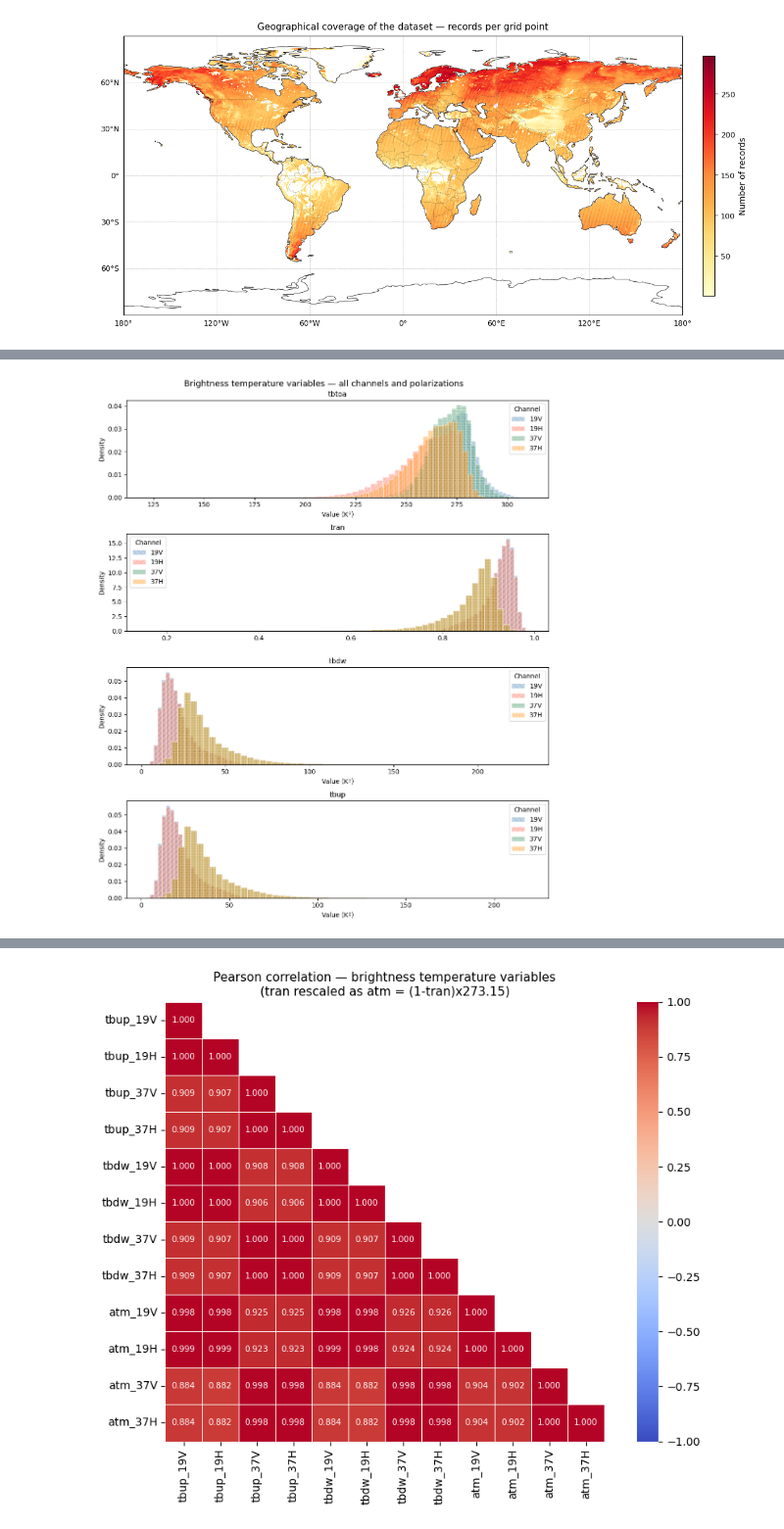
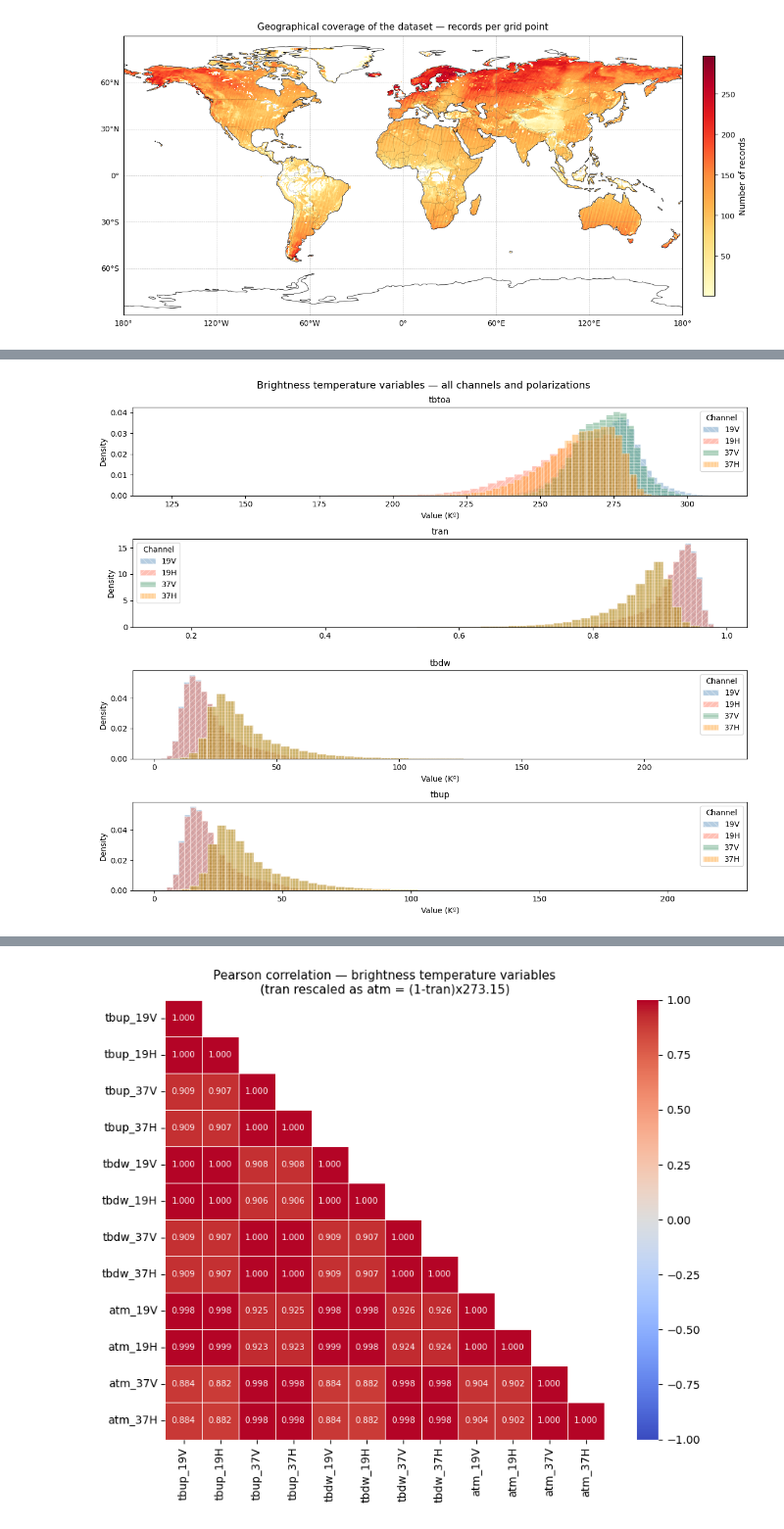
Before and after one commit to marcvem2AED/TFM_MCD_MarcVelascoMateu, a Jupyter notebook: 2-Data_analysis.ipynb, the cells around one changed output, grey strips where cells are left out. Shown at 98% size. Drawn from its saved outputs; the diff is of its cells as text; code cells hidden in the pictures.

```diff
--- a/2-Data_analysis.ipynb
+++ b/2-Data_analysis.ipynb
@@ -130,7 +163,7 @@ colors = plt.cm.tab10(np.linspace(0, 0.9, len(years)))
 # Map each day_of_year to a date in a fixed reference year so the
 # x-axis can display month names while all series share the same range.
 
-fig, ax = plt.subplots(figsize=(13, 5))
+fig, ax = plt.subplots(figsize=(12, 5))
 
 for year, color in zip(years, colors):
     subset = temporal[temporal['year'] == year].sort_values('day_of_year')
@@ -272,7 +305,7 @@ x_boxcox, lam_bc = stats.boxcox(x_pos)
 pt = PowerTransformer(method='yeo-johnson')
 x_yj = pt.fit_transform(x_pos.values.reshape(-1, 1)).flatten()
 
-fig, axes = plt.subplots(2, 2, figsize=(10, 8))
+fig, axes = plt.subplots(2, 2, figsize=(12, 6))
 axes = axes.flatten()
 
 plots = [
@@ -304,30 +334,30 @@ transparency and distinct colors to facilitate direct comparison.
 # %%
 bt_vars = {
     'tbtoa': ['tbtoa19V', 'tbtoa19H', 'tbtoa37V', 'tbtoa37H'],
     'tran':  ['tran19V',  'tran19H',  'tran37V',  'tran37H'],
     'tbdw':  ['tbdw19V',  'tbdw19H',  'tbdw37V',  'tbdw37H'],
     'tbup':  ['tbup19V',  'tbup19H',  'tbup37V',  'tbup37H'],
 }
 colors  = ['steelblue', 'tomato', 'seagreen', 'darkorange']
 hatches = ['\\\\\\', '///', '---', '|||']
 labels  = ['19V', '19H', '37V', '37H']
 
-fig, axes = plt.subplots(4, 1, figsize=(10, 12))
+fig, axes = plt.subplots(4, 1, figsize=(12, 10))
 
 for ax, (var_name, cols) in zip(axes, bt_vars.items()):
     for col, color, hatch, label in zip(cols, colors, hatches, labels):
         ax.hist(df[col].dropna(), bins=60, alpha=0.4, color=color,
                 hatch=hatch, edgecolor='white', label=label, density=True)
     ax.set_title(var_name, fontsize=11)
     if var_name != 'tran':
         ax.set_xlabel('Value (Kº)')
     ax.set_ylabel('Density')
     ax.legend(title='Channel')
 
 plt.suptitle('Brightness temperature variables — all channels and polarizations',
              fontsize=13)
 plt.tight_layout()
 plt.show()
 # %% [output]
-[figure, old version]
+[figure, new version]
 # %% [markdown]
```
Also changed, not shown: parts of 47 cells of this notebook, 5 other files.
